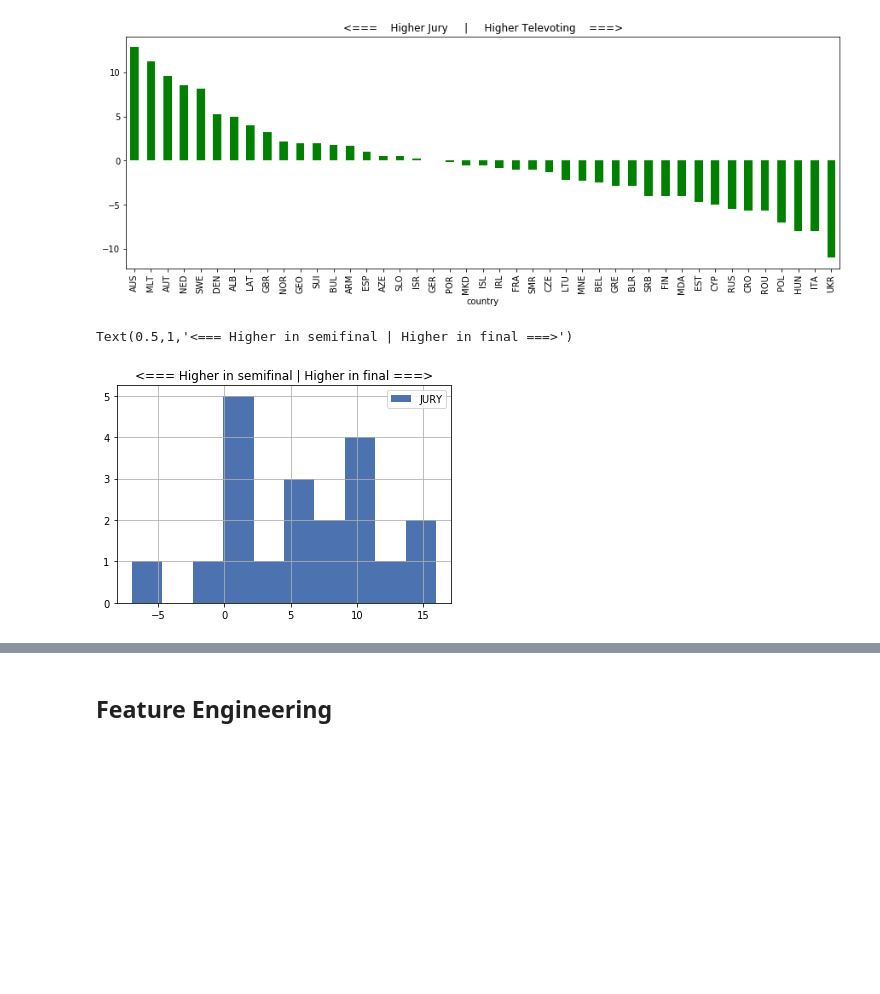
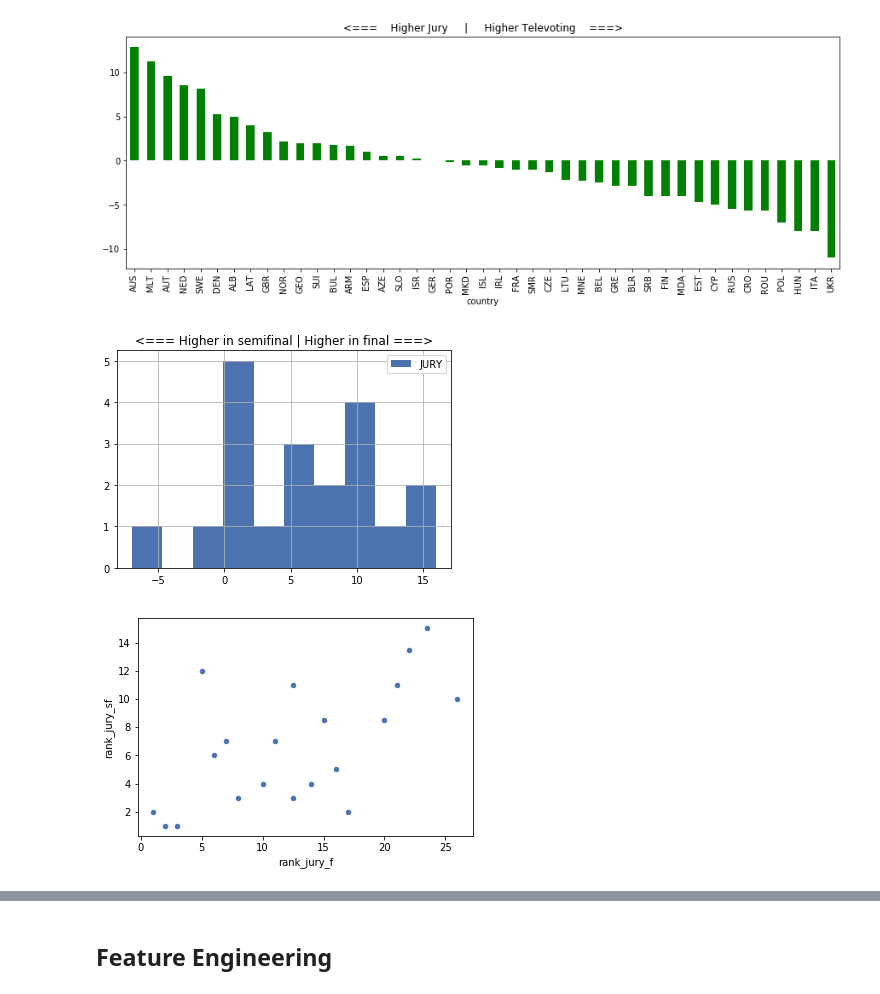
Before and after one commit to eduardbonada/eurovision_tweet_tracker, a Jupyter notebook: notebooks/Model Prediction with 2018 results.ipynb, the cells around one changed output, grey strips where cells are left out. Cells and saved outputs as stored; diff of their text form; code cells hidden in the pictures; blank space fills up the shorter version.

```diff
--- a/notebooks/Model Prediction with 2018 results.ipynb
+++ b/notebooks/Model Prediction with 2018 results.ipynb
@@ -49,17 +53,20 @@ data.groupby('country')['rank_diff'].agg('mean').sort_values(ascending=False).pl
 # %%
 # compare jury votes/rank in semifinal vs final
 
 data_final = data[data['round']=='2018_final']
 data_semifinals = data[(data['round']=='2018_semi1') | (data['round']=='2018_semi2')]
 
 # join data
 data_merged = pd.merge(data_final, data_semifinals, left_on='country', right_on='country', how='inner', suffixes=('_f','_sf'))
 
 # plot histogram
 ax = (data_merged['rank_jury_f'] - data_merged['rank_jury_sf']).hist(label='JURY')
 #(data_merged['rank_televoting_f'] - data_merged['rank_televoting_sf']).hist(label='TELE', ax=ax)
 ax.legend()
 ax.set_title('<=== Higher in semifinal | Higher in final ===>')
+
+# plot scatter
+ax1 = data_merged.plot.scatter('rank_jury_f', 'rank_jury_sf')
 # %% [output]
-Text(0.5,1,'<=== Higher in semifinal | Higher in final ===>')
 [figure]
+[figure, added]
```
Also changed, not shown: parts of 13 cells of this notebook, 1 other file.
